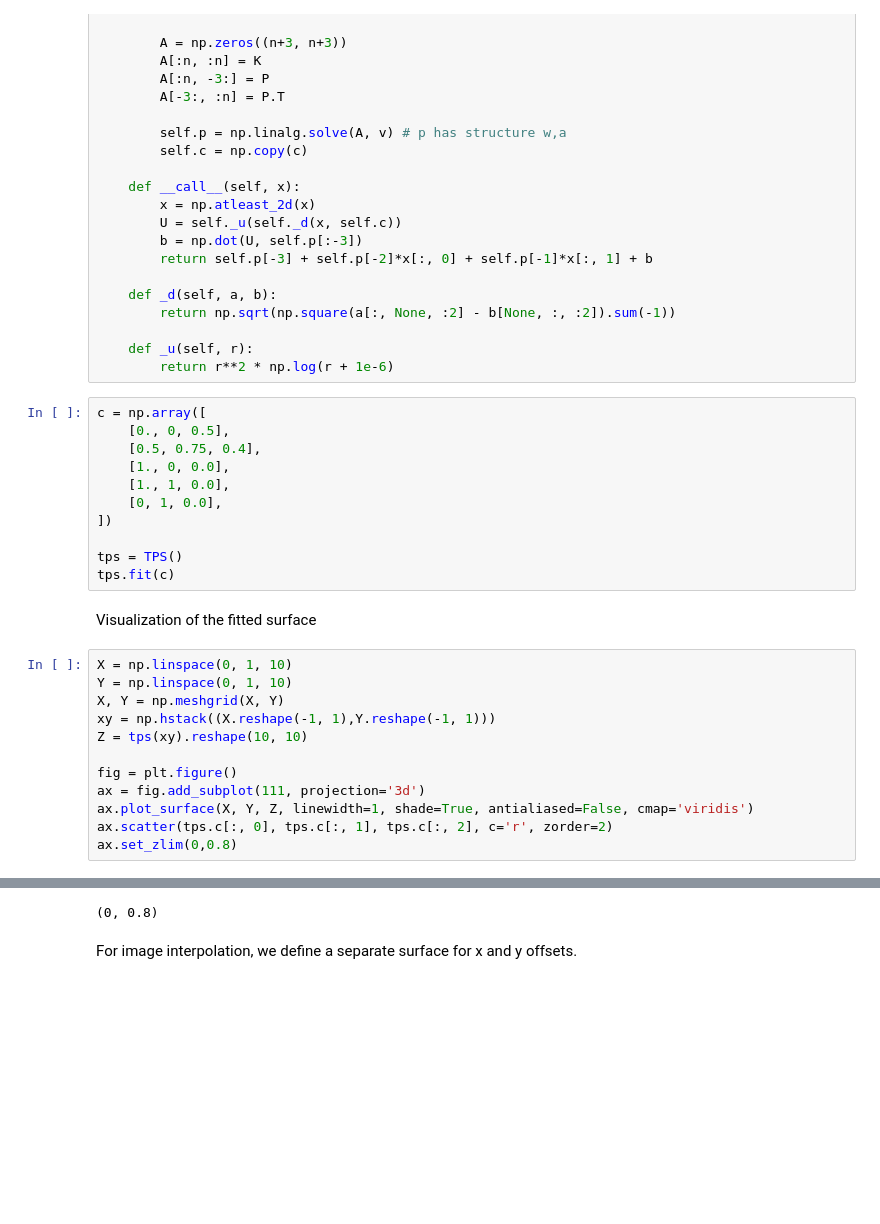
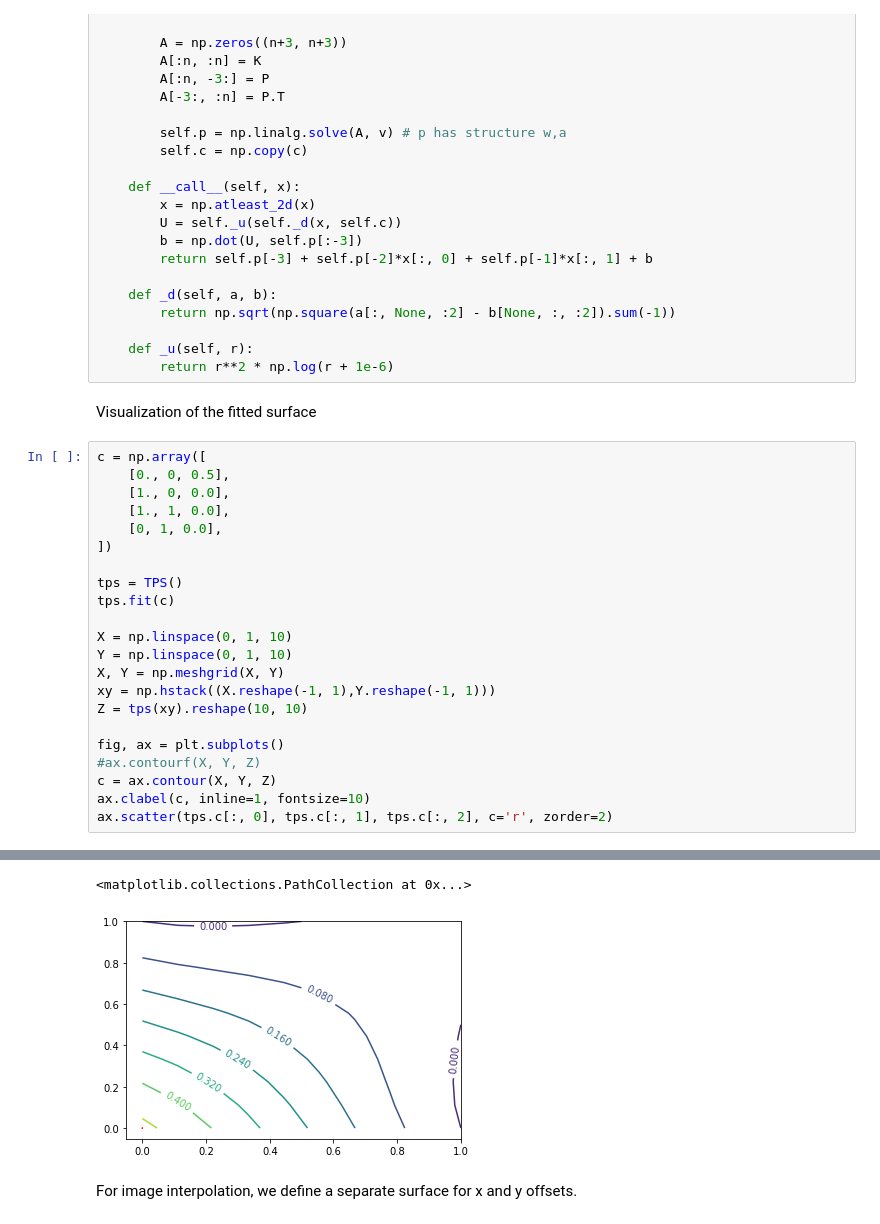
Before and after one commit to cheind/py-thin-plate-spline, a Jupyter notebook: TPS.ipynb, the cells around one changed output, grey strips where cells are left out. Cells and saved outputs as stored; diff of their text form; blank space fills up the shorter version.

Commit message:
using contour plot instead of 3d

```diff
--- a/TPS.ipynb
+++ b/TPS.ipynb
@@ -49,29 +49,28 @@ class TPS:
 
     def _u(self, r):
         return r**2 * np.log(r + 1e-6)
-# %%
-c = np.array([
-    [0., 0, 0.5],
-    [0.5, 0.75, 0.4],
-    [1., 0, 0.0],
-    [1., 1, 0.0],
-    [0, 1, 0.0],
-])
-
-tps = TPS()
-tps.fit(c)
 # %% [markdown]
 Visualization of the fitted surface
 # %%
+c = np.array([
+    [0., 0, 0.5],
+    [1., 0, 0.0],
+    [1., 1, 0.0],
+    [0, 1, 0.0],
+])
+
+tps = TPS()
+tps.fit(c)
+
 X = np.linspace(0, 1, 10)
 Y = np.linspace(0, 1, 10)
 X, Y = np.meshgrid(X, Y)
 xy = np.hstack((X.reshape(-1, 1),Y.reshape(-1, 1)))
 Z = tps(xy).reshape(10, 10)
 
-fig = plt.figure()
-ax = fig.add_subplot(111, projection='3d')
-ax.plot_surface(X, Y, Z, linewidth=1, shade=True, antialiased=False, cmap='viridis')
+fig, ax = plt.subplots()
+#ax.contourf(X, Y, Z)
+c = ax.contour(X, Y, Z)
+ax.clabel(c, inline=1, fontsize=10)
 ax.scatter(tps.c[:, 0], tps.c[:, 1], tps.c[:, 2], c='r', zorder=2)
-ax.set_zlim(0,0.8)
 # %% [output]
@@ -80,4 +77,5 @@ ax.set_zlim(0,0.8)
-(0, 0.8)
+<matplotlib.collections.PathCollection at 0x...>
+[figure, added]
 # %% [markdown]
 For image interpolation, we define a separate surface for x and y offsets.
 # %%
```
Also changed, not shown: parts of 1 cell of this notebook.
